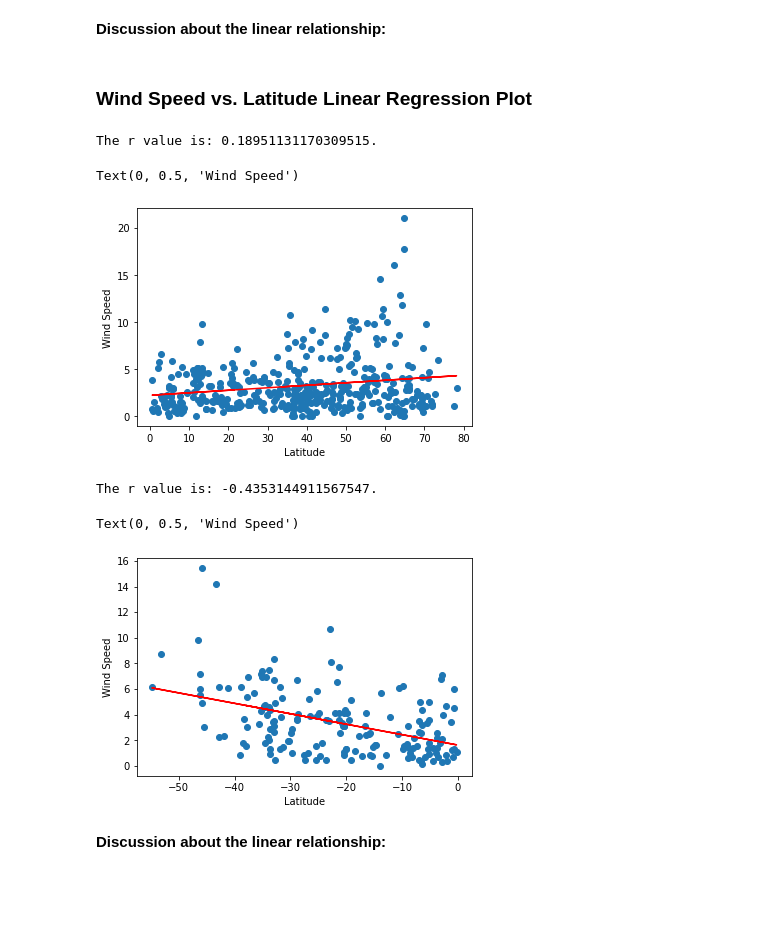
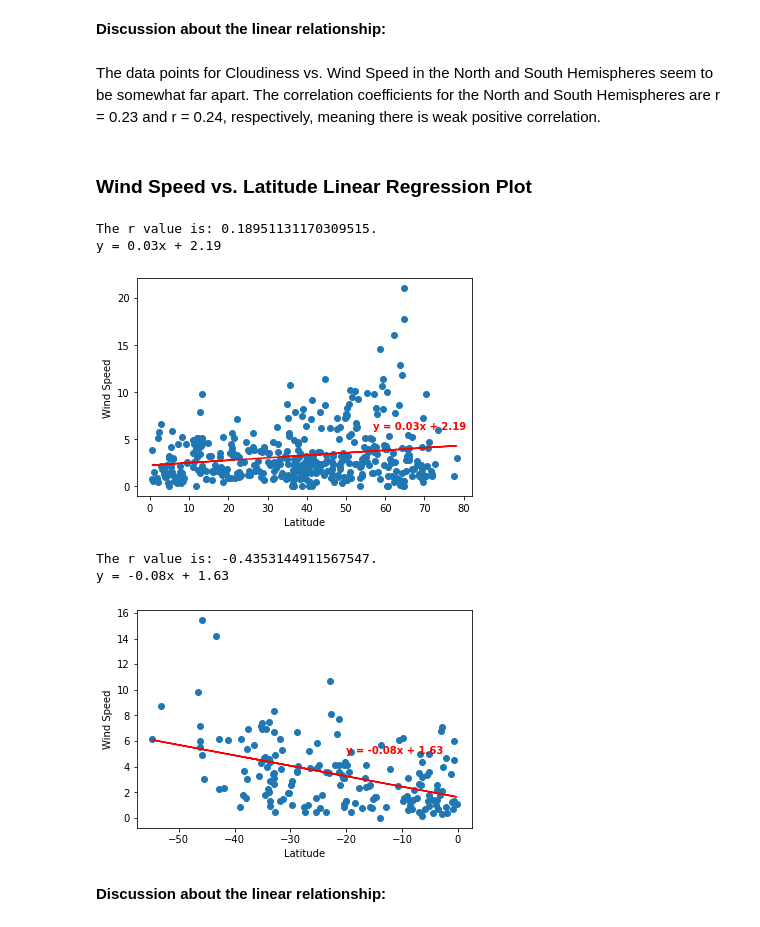
Before and after one commit to cxnoii/python-api-challenge, a Jupyter notebook: WeatherPy.ipynb, the cells around one changed output. Drawn from its saved outputs; the diff is of its cells as text; code cells hidden in the pictures; blank space fills up the shorter version.

```diff
--- a/WeatherPy.ipynb
+++ b/WeatherPy.ipynb
@@ -465,18 +446,24 @@ Text(0, 0.5, 'Cloudiness')
+# %% [markdown]
+The data points for Cloudiness vs. Wind Speed in the North and South Hemispheres seem to be somewhat far apart.
+The correlation coefficients for the North and South Hemispheres are r = 0.23 and r = 0.24, respectively, meaning there is weak positive correlation.
 # %% [markdown]
 ### Wind Speed vs. Latitude Linear Regression Plot
 # %%
 # Northern Hemisphere
 north_hemi_wind_speed = northern_hemi_cities_df['Wind Speed']
 
 plt.scatter(north_hemi_lat, north_hemi_wind_speed)
 bestfit(north_hemi_lat, north_hemi_wind_speed)
 
 plt.xlabel('Latitude')
 plt.ylabel('Wind Speed')
+
+plt.annotate('y = 0.03x + 2.19',(57,6), color = 'red', fontweight = 'bold')
+plt.savefig("output_data/Fig11.png")
 # %% [output]
 The r value is: 0.18951131170309515.
+y = 0.03x + 2.19
-Text(0, 0.5, 'Wind Speed')
-[figure, old version]
+[figure, new version]
 # %%
 # Southern Hemisphere
 south_hemi_wind_speed = southern_hemi_cities_df['Wind Speed']
@@ -486,9 +473,12 @@ bestfit(south_hemi_lat, south_hemi_wind_speed)
 
 plt.xlabel('Latitude')
 plt.ylabel('Wind Speed')
+
+plt.annotate('y = -0.08x + 1.63',(-20,5), color = 'red', fontweight = 'bold')
+plt.savefig("output_data/Fig12.png")
 # %% [output]
 The r value is: -0.4353144911567547.
+y = -0.08x + 1.63
-Text(0, 0.5, 'Wind Speed')
-[figure, old version]
+[figure, new version]
 # %% [markdown]
 **Discussion about the linear relationship:**
```
Also changed, not shown: parts of 20 cells of this notebook, 14 other files.
